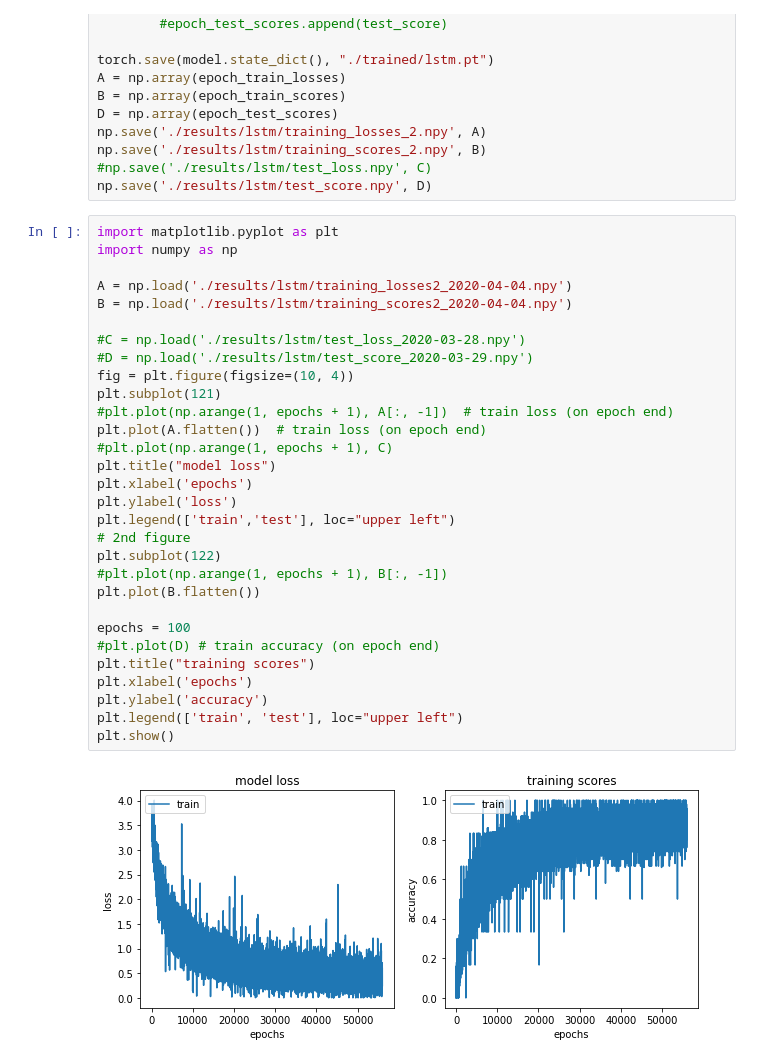
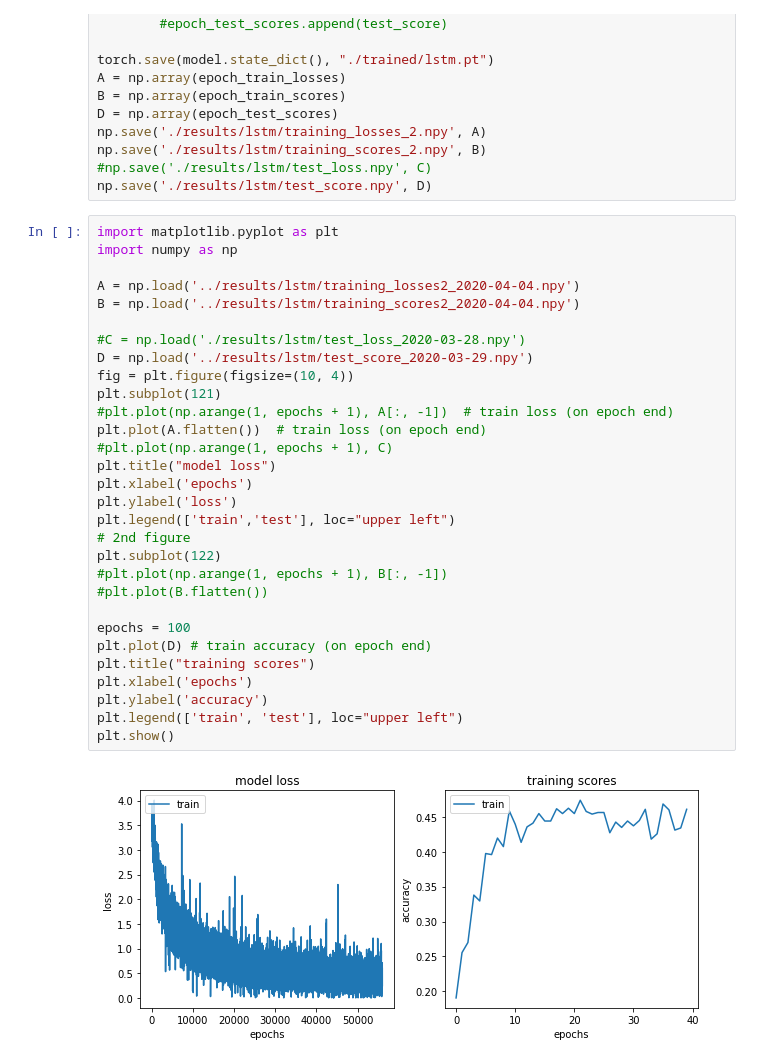
Before and after one commit to helloxy96/CS5242_Project2020, a Jupyter notebook: lstm-train/train_LSTM_segment.ipynb, the cells around one changed output. Saved outputs shown, nothing was run; the diff lists cells and outputs as text.

```diff
--- a/lstm-train/train_LSTM_segment.ipynb
+++ b/lstm-train/train_LSTM_segment.ipynb
@@ -163,32 +163,32 @@ np.save('./results/lstm/test_score.npy', D)
 # %%
 import matplotlib.pyplot as plt
 import numpy as np
 
-A = np.load('./results/lstm/training_losses2_2020-04-04.npy')
-B = np.load('./results/lstm/training_scores2_2020-04-04.npy')
+A = np.load('../results/lstm/training_losses2_2020-04-04.npy')
+B = np.load('../results/lstm/training_scores2_2020-04-04.npy')
 
 #C = np.load('./results/lstm/test_loss_2020-03-28.npy')
-#D = np.load('./results/lstm/test_score_2020-03-29.npy')
+D = np.load('../results/lstm/test_score_2020-03-29.npy')
 fig = plt.figure(figsize=(10, 4))
 plt.subplot(121)
 #plt.plot(np.arange(1, epochs + 1), A[:, -1])  # train loss (on epoch end)
 plt.plot(A.flatten())  # train loss (on epoch end)
 #plt.plot(np.arange(1, epochs + 1), C)
 plt.title("model loss")
 plt.xlabel('epochs')
 plt.ylabel('loss')
 plt.legend(['train','test'], loc="upper left")
 # 2nd figure
 plt.subplot(122)
 #plt.plot(np.arange(1, epochs + 1), B[:, -1])
-plt.plot(B.flatten())
+#plt.plot(B.flatten())
 
 epochs = 100
-#plt.plot(D) # train accuracy (on epoch end)
+plt.plot(D) # train accuracy (on epoch end)
 plt.title("training scores")
 plt.xlabel('epochs')
 plt.ylabel('accuracy')
 plt.legend(['train', 'test'], loc="upper left")
 plt.show()
 # %% [output]
-[figure, old version]
+[figure, new version]
```
Also changed, not shown: parts of 1 cell of this notebook, 3 other files.
